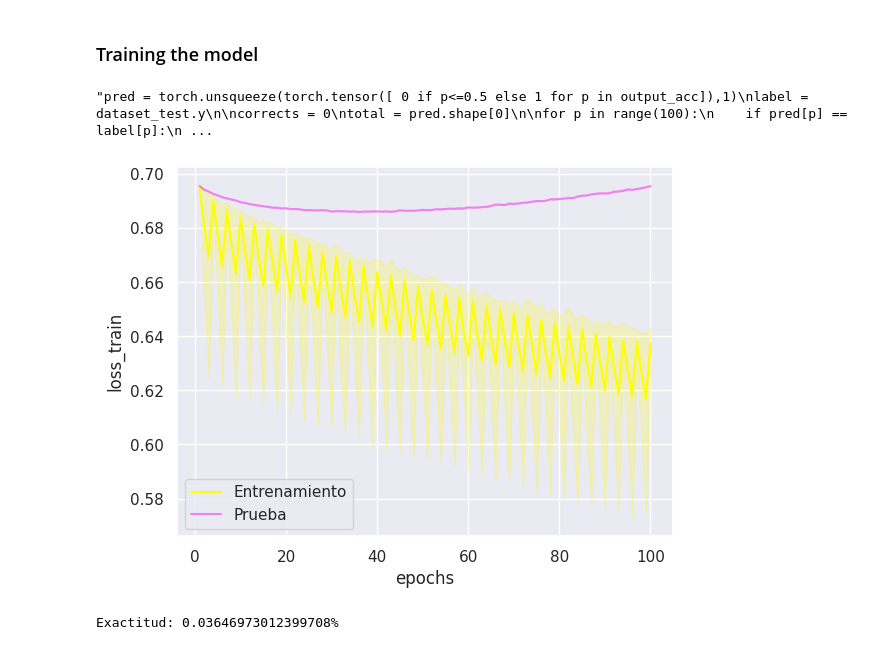
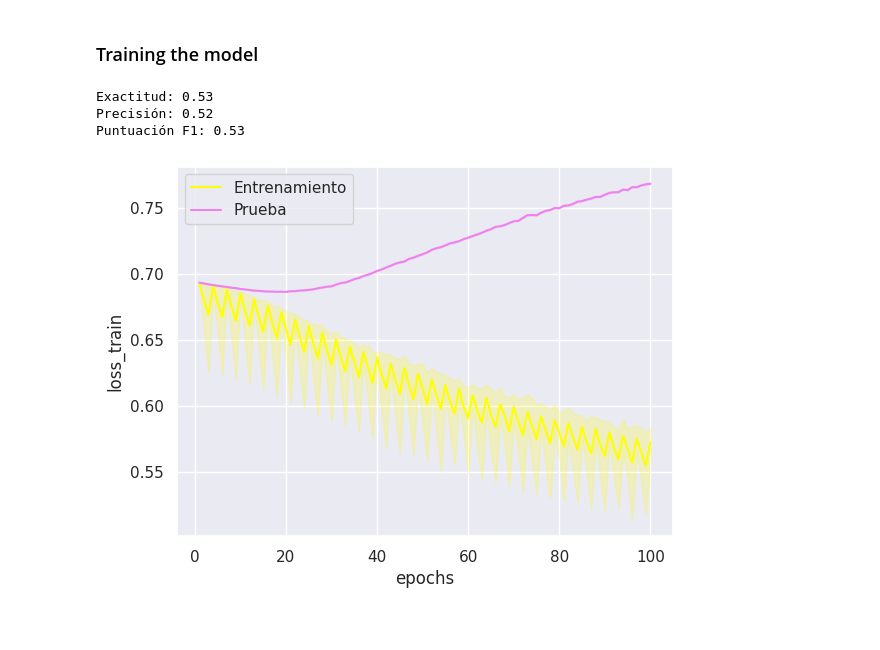
Before and after one commit to Bruno-Reyes/Depression-Clasiffier, a Jupyter notebook: 4RNA.ipynb, the cells around one changed output. Saved outputs shown, nothing was run; the diff lists cells and outputs as text; code cells hidden in the pictures.

Commit message:
Medidas de eficiencia agregadas, excepto RNA

```diff
--- a/4RNA.ipynb
+++ b/4RNA.ipynb
@@ -88,9 +89,9 @@ def build_model(input_size, hidden_sizes, output_size, activation_functions):
 # %%
 # Hyperparameters for our network
 input_size = X.shape[1]
-hidden_sizes = [10]
+hidden_sizes = [16,16,16]
 output_size = 1
-activation_functions = ['relu','sigmoid']
+activation_functions = ['relu','relu','relu','sigmoid']
 
 model = build_model(input_size, hidden_sizes, output_size, activation_functions)
 # Entrenamiento por epocas
@@ -107,7 +108,6 @@ steps = 0
 list_loss = []
 list_loss_test = []
 list_epochs = []
-
 
 # Comenzando entrenamiento. . .
 for e in range(epochs):
@@ -123,48 +123,51 @@ for e in range(epochs):
         loss = criterion(outputs, labels)
         # Backprogation
         loss.backward()
         # Actualiza los pesos de acuerdo a un paso del optimizador
         optimizer.step()
         # Guardamos la perdida para control del entrenamiento
         running_loss += loss.item()
         # imprimimos cada 20% lotes
         if steps % print_every == 0:
             list_loss.append(running_loss/print_every)
             running_loss = 0
 
             output_test = model.forward(dataset_test.x)
             loss_t = criterion(output_test, dataset_test.y)
             list_loss_test.append(loss_t.item())
             list_epochs.append(e+1)
 
 df = pd.DataFrame()
 df['epochs'] = list_epochs
 df['loss_train'] = list_loss
 df['loss_test'] = list_loss_test
 
 sns.set_theme(style="darkgrid")
 
 sns.lineplot(x="epochs", y="loss_train", data=df, color='yellow', label='Entrenamiento')
 sns.lineplot(x="epochs", y="loss_test", data=df, color='violet', label='Prueba')
 
 output_acc = model.forward(dataset_test.x)
 
-# Calculando la presicion
+# Medidas
+pred = torch.unsqueeze(torch.tensor([ 0 if p<=0.5 else 1 for p in output_acc]),1)
+label = dataset_test.y
+pred = pred.numpy()
+label = label.numpy()
+
+# Calcular la exactitud
+exactitud = round(accuracy_score(label, pred),2)
+print("Exactitud:", exactitud)
+
+# Calcular la preci sión
+precision = round(precision_score(label, pred),2)
+print("Precisión:", precision)
+
+# Calcular la puntuación F1
+f1 = round(f1_score(label, pred),2)
+print("Puntuación F1:", f1)
 # %% [output]
-"pred = torch.unsqueeze(torch.tensor([ 0 if p<=0.5 else 1 for p in output_acc]),1)\nlabel = dataset_test.y\n\ncorrects = 0\ntotal = pred.shape[0]\n\nfor p in range(100):\n    if pred[p] == label[p]:\n ...
+Exactitud: 0.53
+Precisión: 0.52
+Puntuación F1: 0.53
-[figure, old version]
+[figure, new version]
-# %%
-pred = torch.unsqueeze(torch.tensor([ 0 if p<=0.5 else 1 for p in output_acc]),1)
-label = dataset_test.y
-
-corrects = 0
-total = pred.shape[0]
-
-for p in range(100):
-    if pred[p] == label[p]:
-        corrects += 1
-accuracy = (corrects / total)
-
-print('Exactitud: {}%'.format(accuracy))
-# %% [output]
-Exactitud: 0.03646973012399708%
```
Also changed, not shown: parts of 1 cell of this notebook, 6 other files.
